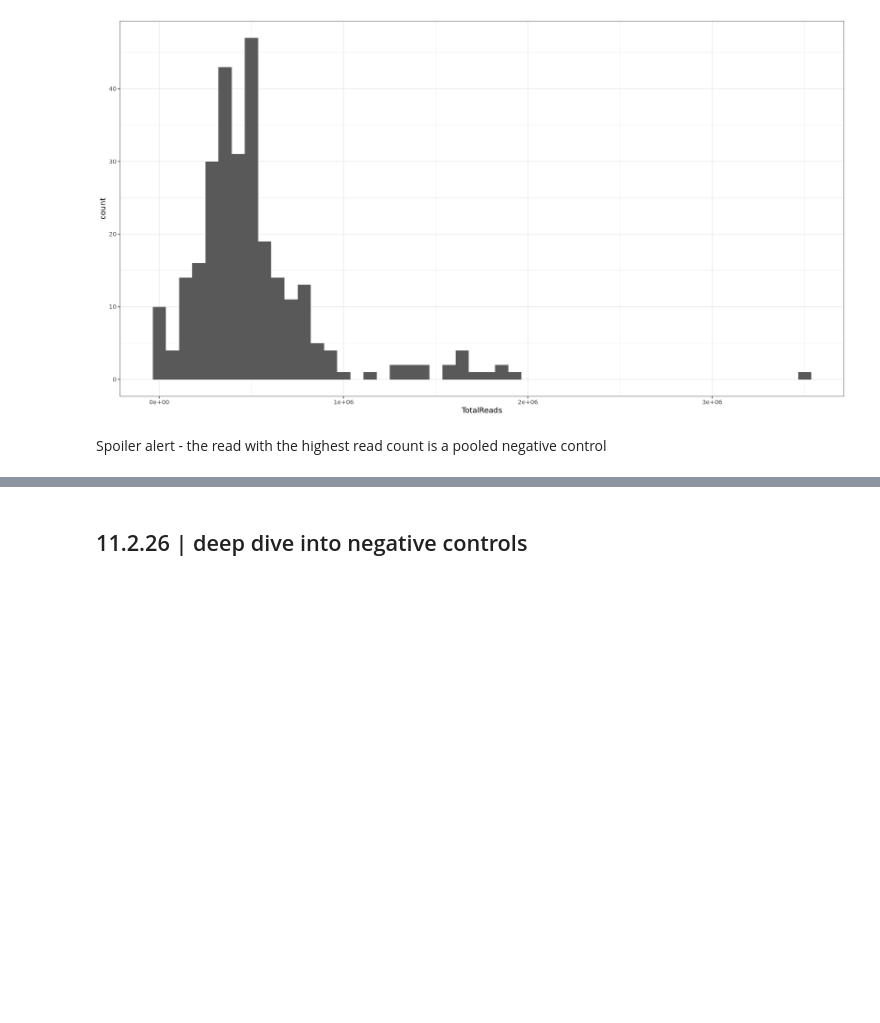
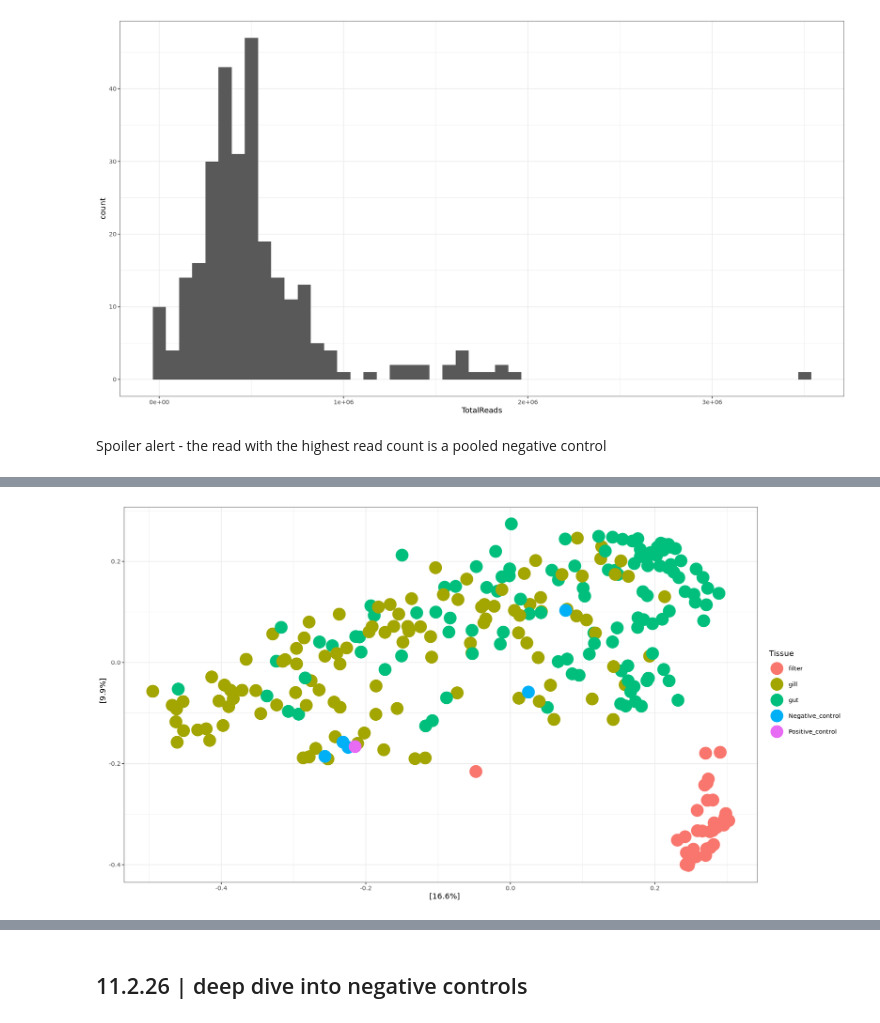
Before and after one commit to jfiorilla/ORCC_16S, a Jupyter notebook: 2_phyloseq-decipher.ipynb, the cells around one changed output, grey strips where cells are left out. Cells and saved outputs as stored; diff of their text form; code cells hidden in the pictures; blank space fills up the shorter version.

```diff
--- a/2_phyloseq-decipher.ipynb
+++ b/2_phyloseq-decipher.ipynb
@@ -439,0 +335,3 @@ plot_ordination(ps_july6, july6.ord, color = "Final_concentration", shape = "Tis
+# %%
+# Read in raw phyloseq object
+ps_norm <- readRDS("/scratch4/workspace/jade_fiorilla_student_uml_edu-rawseqorcc/dada2/ps-objects/ps-decipher-norm.rds")
@@ -439,0 +342,8 @@ plot_ordination(ps_july6, july6.ord, color = "Final_concentration", shape = "Tis
+# %%
+# Ordinate and plot PCoA
+norm_all.ord <- ordinate(ps_norm, "PCoA", "bray")
+plot_ordination(ps_norm, norm_all.ord, color = "Tissue") +
+    geom_point(size=8) +
+    theme_bw()
+# %% [output]
+[figure, added]
```
Also changed, not shown: parts of 79 cells of this notebook, 2 other files.
